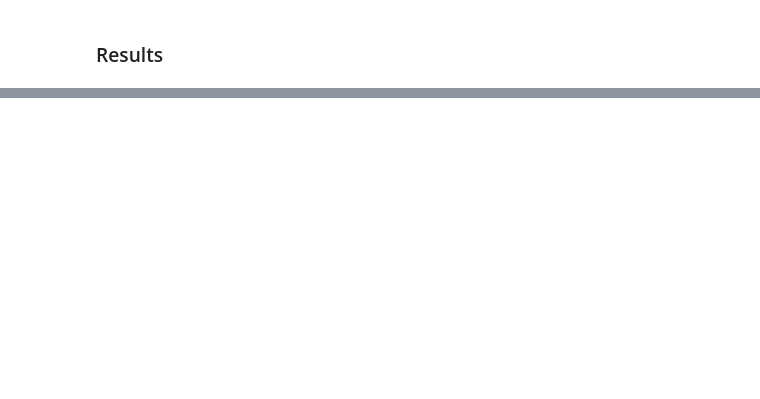
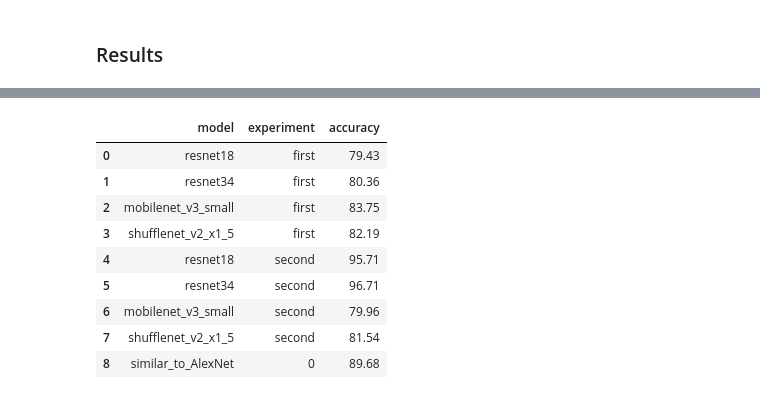
Before and after one commit to Rodimkov/deep-learning-course-practice-2023, a Jupyter notebook: 3822М1ФИии1/practical_work_2/ShilovAI.ipynb, the cells around one changed output, grey strips where cells are left out. Cells and saved outputs as stored; diff of their text form; code cells hidden in the pictures; blank space fills up the shorter version.

```diff
--- a/3822М1ФИии1/practical_work_2/ShilovAI.ipynb
+++ b/3822М1ФИии1/practical_work_2/ShilovAI.ipynb
@@ -436,0 +603,8 @@ results_from_scratch_df.to_csv("pw2_scratch.csv", index=False)
+# %%
+def process_value(value):
+    return round(float(value.item()), 2)
+
+
+result_df = pd.concat([first_df["first"], sec_df["second"]], axis=1)
+result_df = result_df.map(process_value)
+print(result_df)
@@ -437,18 +618,2 @@ results_from_scratch_df.to_csv("pw2_scratch.csv", index=False)
 # %% [markdown]
 ### Results
-# %%
-# results_frozen_df = pd.read_csv("pw2_frozen.csv")
-# results_from_scratch_df = pd.read_csv("pw2_scratch.csv")
-
-result_df = pd.concat(
-    [results_frozen_df.iloc[:1], results_from_scratch_df.iloc[:1]], axis=0
-)
-
-pw1_results = pd.read_csv("pw1_results.csv")
-result_df.reset_index(drop=True, inplace=True)
-pw1_results.reset_index(drop=True, inplace=True)
-pw1_results.rename(columns={"0": "similar_to_AlexNet"}, inplace=True)
-
-
-all_results = pd.concat([result_df, pw1_results], axis=1)
-all_results
@@ -505,0 +673,18 @@ plt.show()
+# %%
+pw1_results = pw1_results.rename(index={pw1_results.index[-1]: "similar_to_AlexNet"})
+melted_result_df = result_df.melt(var_name="experiment", value_name="accuracy", ignore_index=False)
+melted_pw1_results = pw1_results.melt(var_name="experiment", value_name="accuracy", ignore_index=False)
+all_results = pd.concat([melted_result_df, melted_pw1_results])
+all_results.reset_index(inplace=True, names="model")
+all_results
+# %% [output]
+|  | model | experiment | accuracy |
+| 0 | resnet18 | first | 79.43 |
+| 1 | resnet34 | first | 80.36 |
+| 2 | mobilenet_v3_small | first | 83.75 |
+| 3 | shufflenet_v2_x1_5 | first | 82.19 |
+| 4 | resnet18 | second | 95.71 |
+| 5 | resnet34 | second | 96.71 |
+| 6 | mobilenet_v3_small | second | 79.96 |
+| 7 | shufflenet_v2_x1_5 | second | 81.54 |
+| 8 | similar_to_AlexNet | 0 | 89.68 |
```
Also changed, not shown: parts of 45 cells of this notebook, 1 other file.
